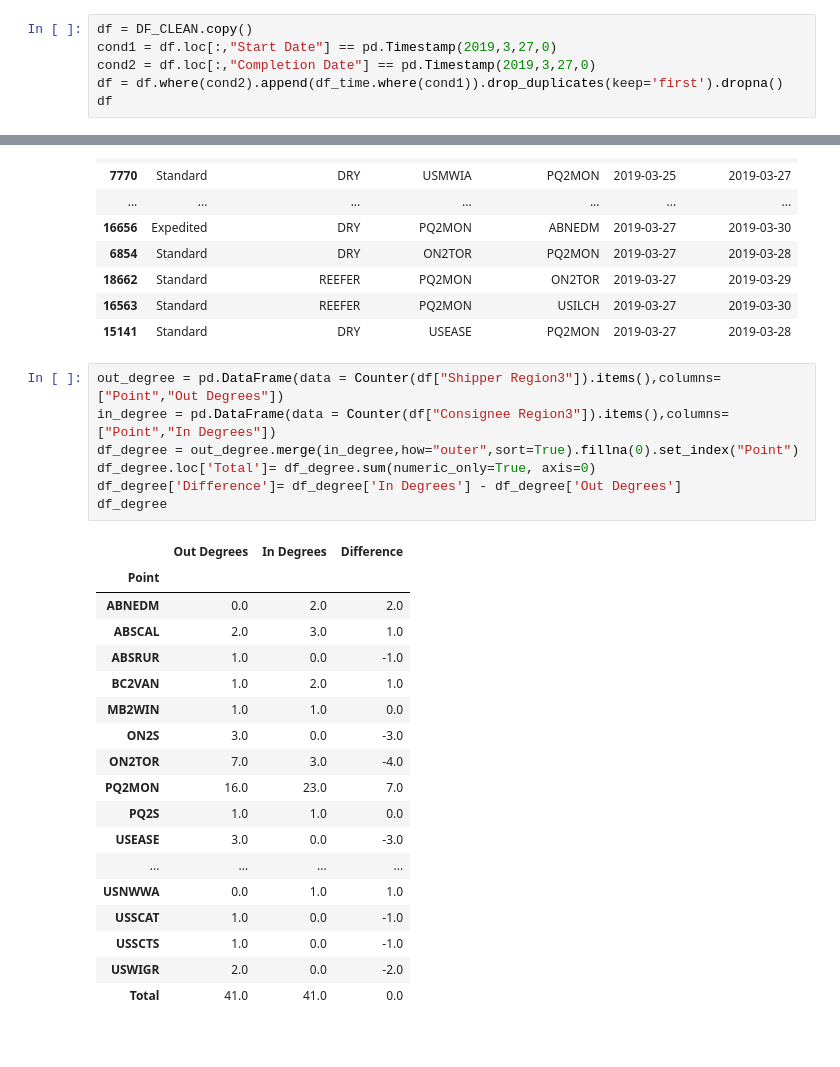
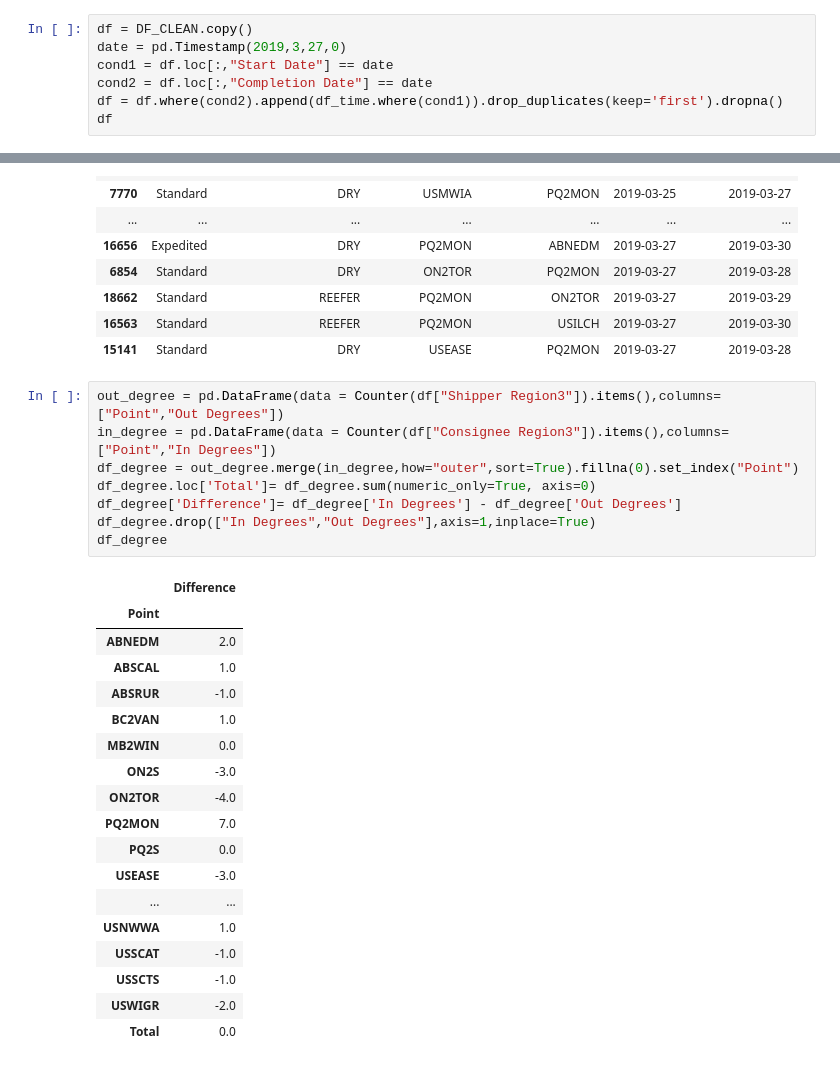
Before and after one commit to tranndt/ml-usra2021-NexusDataChallengeBison, a Jupyter notebook: [05-2021] Nexus Data Challenge/Jason's Notebook.ipynb, the cells around one changed output, grey strips where cells are left out. Cells and saved outputs as stored; diff of their text form.

```diff
--- a/[05-2021] Nexus Data Challenge/Jason's Notebook.ipynb
+++ b/[05-2021] Nexus Data Challenge/Jason's Notebook.ipynb
@@ -217,8 +193,9 @@ df_time["Completion Date"].value_counts()
 Name: Completion Date, dtype: int64
 # %%
 df = DF_CLEAN.copy()
-cond1 = df.loc[:,"Start Date"] == pd.Timestamp(2019,3,27,0)
-cond2 = df.loc[:,"Completion Date"] == pd.Timestamp(2019,3,27,0)
+date = pd.Timestamp(2019,3,27,0)
+cond1 = df.loc[:,"Start Date"] == date
+cond2 = df.loc[:,"Completion Date"] == date
 df = df.where(cond2).append(df_time.where(cond1)).drop_duplicates(keep='first').dropna()
 df
 # %% [output]
@@ -242,26 +219,27 @@ df
 # %%
 out_degree = pd.DataFrame(data = Counter(df["Shipper Region3"]).items(),columns=["Point","Out Degrees"])
 in_degree = pd.DataFrame(data = Counter(df["Consignee Region3"]).items(),columns=["Point","In Degrees"])
 df_degree = out_degree.merge(in_degree,how="outer",sort=True).fillna(0).set_index("Point")
 df_degree.loc['Total']= df_degree.sum(numeric_only=True, axis=0)
 df_degree['Difference']= df_degree['In Degrees'] - df_degree['Out Degrees']
+df_degree.drop(["In Degrees","Out Degrees"],axis=1,inplace=True)
 df_degree
 # %% [output]
-|  | Out Degrees | In Degrees | Difference |
-| Point |  |  |  |
-| ABNEDM | 0.0 | 2.0 | 2.0 |
-| ABSCAL | 2.0 | 3.0 | 1.0 |
-| ABSRUR | 1.0 | 0.0 | -1.0 |
-| BC2VAN | 1.0 | 2.0 | 1.0 |
-| MB2WIN | 1.0 | 1.0 | 0.0 |
-| ON2S | 3.0 | 0.0 | -3.0 |
-| ON2TOR | 7.0 | 3.0 | -4.0 |
-| PQ2MON | 16.0 | 23.0 | 7.0 |
-| PQ2S | 1.0 | 1.0 | 0.0 |
-| USEASE | 3.0 | 0.0 | -3.0 |
-| ... | ... | ... | ... |
-| USNWWA | 0.0 | 1.0 | 1.0 |
-| USSCAT | 1.0 | 0.0 | -1.0 |
-| USSCTS | 1.0 | 0.0 | -1.0 |
-| USWIGR | 2.0 | 0.0 | -2.0 |
-| Total | 41.0 | 41.0 | 0.0 |
+|  | Difference |
+| Point |  |
+| ABNEDM | 2.0 |
+| ABSCAL | 1.0 |
+| ABSRUR | -1.0 |
+| BC2VAN | 1.0 |
+| MB2WIN | 0.0 |
+| ON2S | -3.0 |
+| ON2TOR | -4.0 |
+| PQ2MON | 7.0 |
+| PQ2S | 0.0 |
+| USEASE | -3.0 |
+| ... | ... |
+| USNWWA | 1.0 |
+| USSCAT | -1.0 |
+| USSCTS | -1.0 |
+| USWIGR | -2.0 |
+| Total | 0.0 |
```
Also changed, not shown: parts of 8 cells of this notebook.
